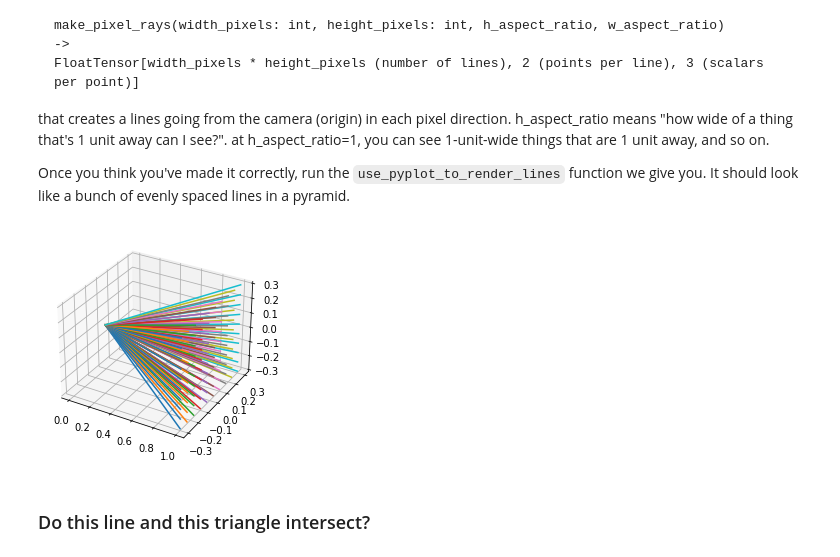
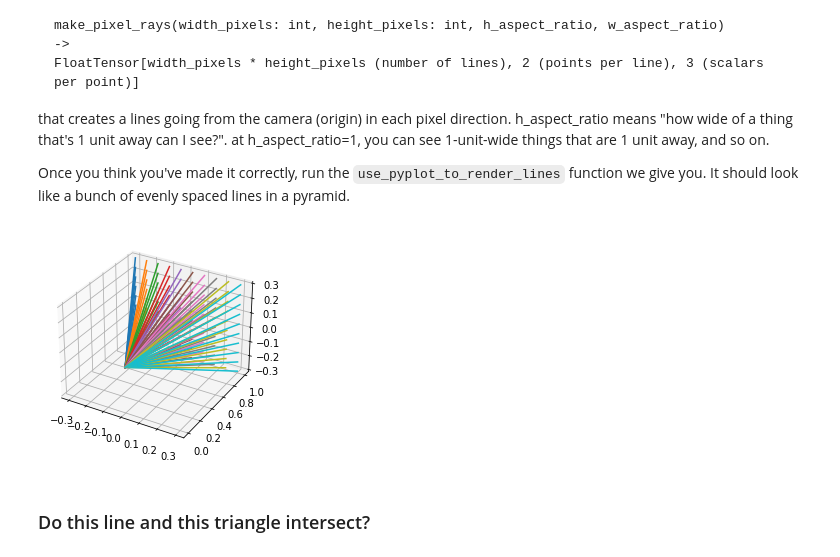
Before and after one commit to redwoodresearch/mlab, a Jupyter notebook: days/w1d1_renderer.ipynb, the cells around one changed output. Drawn from its saved outputs; the diff is of its cells as text; code cells hidden in the pictures.

```diff
--- a/days/w1d1_renderer.ipynb
+++ b/days/w1d1_renderer.ipynb
@@ -27,28 +27,30 @@ Once you think you've made it correctly, run the `use_pyplot_to_render_lines` fu
 # %%
 import torch as t
 from mpl_toolkits.mplot3d.axes3d import Axes3D
 import matplotlib.pyplot as plt
 
+
+# SOLUTION, TO REMOVE
 def camera_rays(W, H, width_scale=0.3, height_scale=0.3):
     n_pixels = W*H
     x_dirs = t.linspace(-width_scale, width_scale, W).unsqueeze(0).expand([H, W]).reshape([n_pixels])
     y_dirs = t.linspace(-height_scale,height_scale, H).unsqueeze(1).expand([H, W]).reshape([n_pixels])
     ray_directions = t.stack([t.ones(n_pixels), x_dirs, y_dirs], dim=1)
     origin = t.tensor([0,0,0]).unsqueeze(0).expand([n_pixels, 3])
     lines = t.stack([origin, ray_directions], dim=1)
     return lines
 
 lines = camera_rays(10,10)
 def use_pyplot_to_render_lines(lines):
     fig, ax = plt.subplots(subplot_kw={'projection': '3d'})
 
     for line in lines:
-        ax.plot(line[:,0].numpy(), line[:,1].numpy(), line[:,2].numpy())
+        ax.plot(line[:,1].numpy(), line[:,0].numpy(), line[:,2].numpy())
 
     plt.show()
 use_pyplot_to_render_lines(lines)
 # %% [output]
-[figure, old version]
+[figure, new version]
 # %% [markdown]
 ### Do this line and this triangle intersect?
 # %% [markdown]
```
Also changed, not shown: parts of 2 cells of this notebook.
